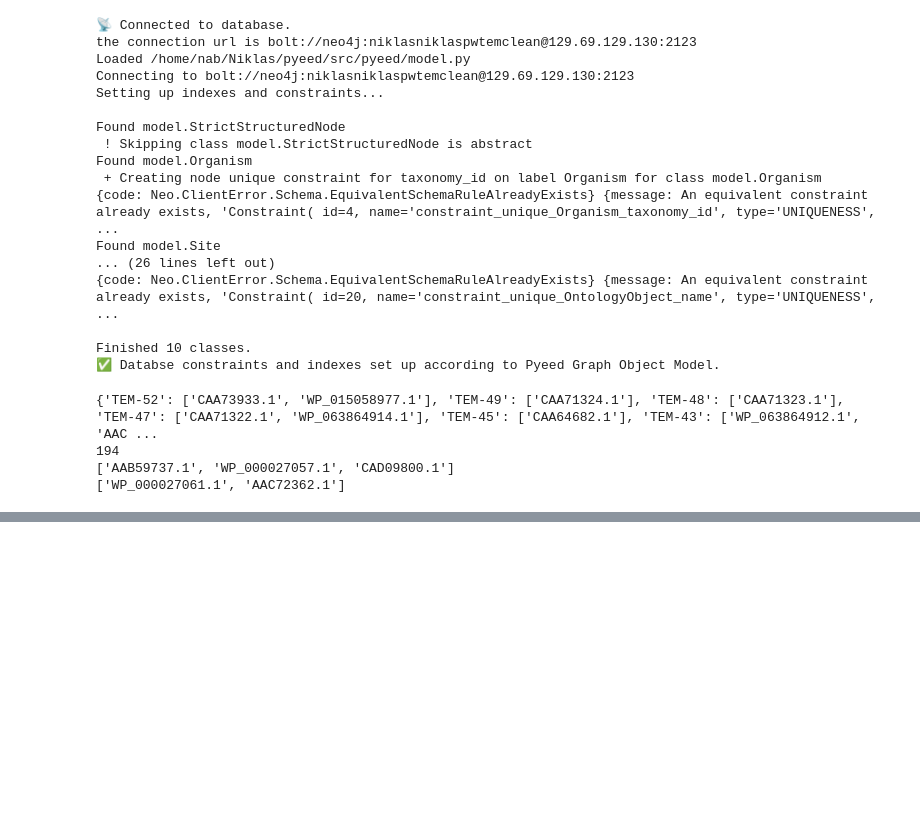
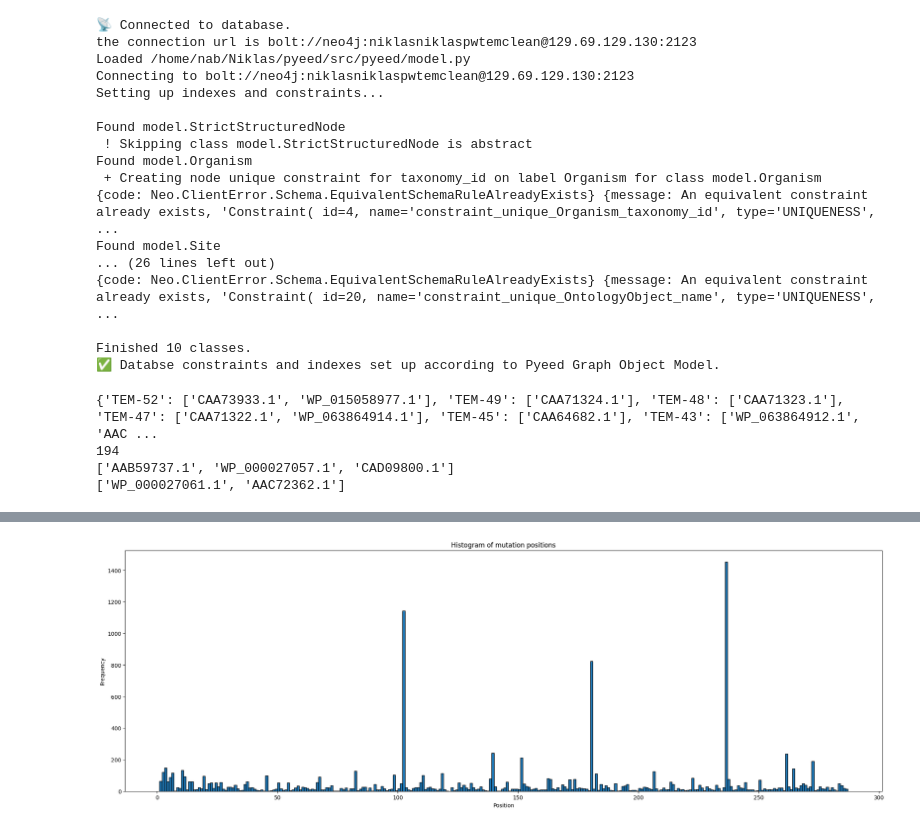
Before and after one commit to PyEED/TEM-lactamase, a Jupyter notebook: scr/code/020_Plots.ipynb, the cells around one changed output, grey strips where cells are left out. Saved outputs shown, nothing was run; the diff lists cells and outputs as text; code cells hidden in the pictures; blank space fills up the shorter version.

```diff
--- a/scr/code/020_Plots.ipynb
+++ b/scr/code/020_Plots.ipynb
@@ -95,0 +230,16 @@ print(data_tem_ids['TEM-10'])
+# %%
+# build a hsitogram plot on which positions the mutations are located
+# first we need to get the positions of the mutations
+positions_proteins_mutations = []
+for i in range(len(result_of_base_blasTEM1a_protein)):
+    positions_proteins_mutations.extend(result_of_base_blasTEM1a_protein[i]['rel_protein.from_positions'])
+
+# now we can build the histogram
+plt.figure(figsize=(25, 8))
+plt.hist(positions_proteins_mutations, bins=range(1, 288), edgecolor='black')
+plt.title("Histogram of mutation positions")
+plt.xlabel("Position")
+plt.ylabel("Frequency")
+plt.show()
+# %% [output]
+[figure, added]
```
Also changed, not shown: parts of 14 cells of this notebook, 4 other files.
